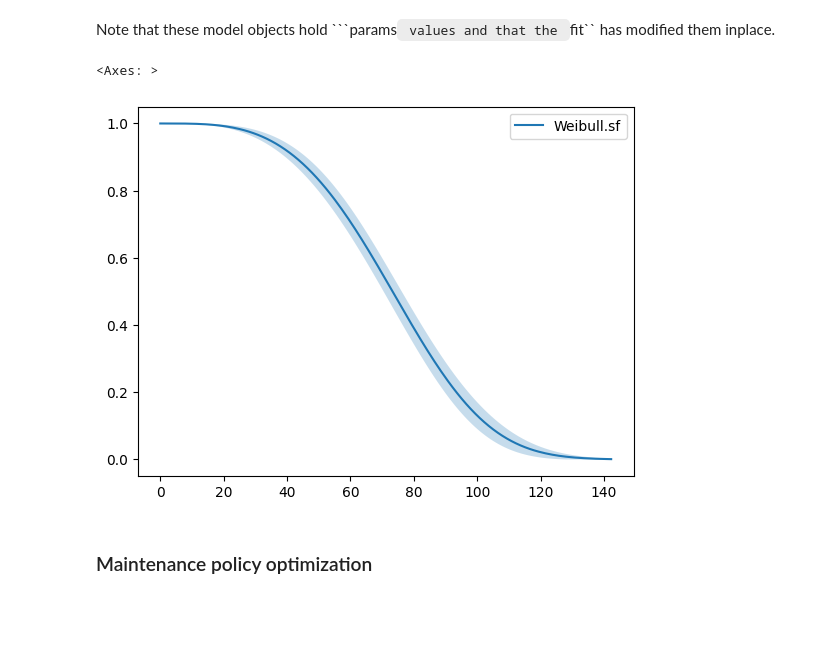
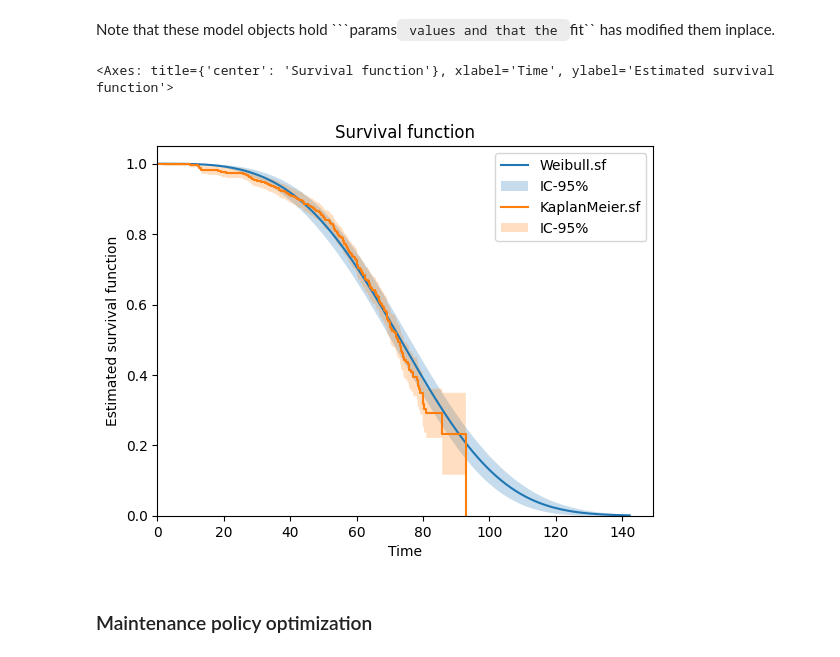
Before and after one commit to rte-france/relife, a Jupyter notebook: doc/source/_static/compiled_nb/_starter_example.ipynb, the cells around one changed output. Drawn from its saved outputs; the diff is of its cells as text; code cells hidden in the pictures; blank space fills up the shorter version.

````diff
--- a/doc/source/_static/compiled_nb/_starter_example.ipynb
+++ b/doc/source/_static/compiled_nb/_starter_example.ipynb
@@ -25,0 +28,8 @@ print(data["entry"])
+# %%
+from relife.lifetime_model import KaplanMeier
+kaplan_meier = KaplanMeier()
+kaplan_meier.fit(
+    data["time"],
+    event=data["event"],
+    entry=data["entry"],
+)
@@ -40,9 +59,10 @@ print(weibull.params_names, weibull.params)
 Note that these model objects hold ```params`` values and that the ``fit`` has modified them inplace.
 # %%
 weibull.plot.sf()
+kaplan_meier.plot.sf()
 # %% [output]
-<Axes: >
+<Axes: title={'center': 'Survival function'}, xlabel='Time', ylabel='Estimated survival function'>
-[figure, old version]
+[figure, new version]
 # %% [markdown]
 ### Maintenance policy optimization
 # %% [markdown]
````
Also changed, not shown: parts of 8 cells of this notebook, 8 other files.
